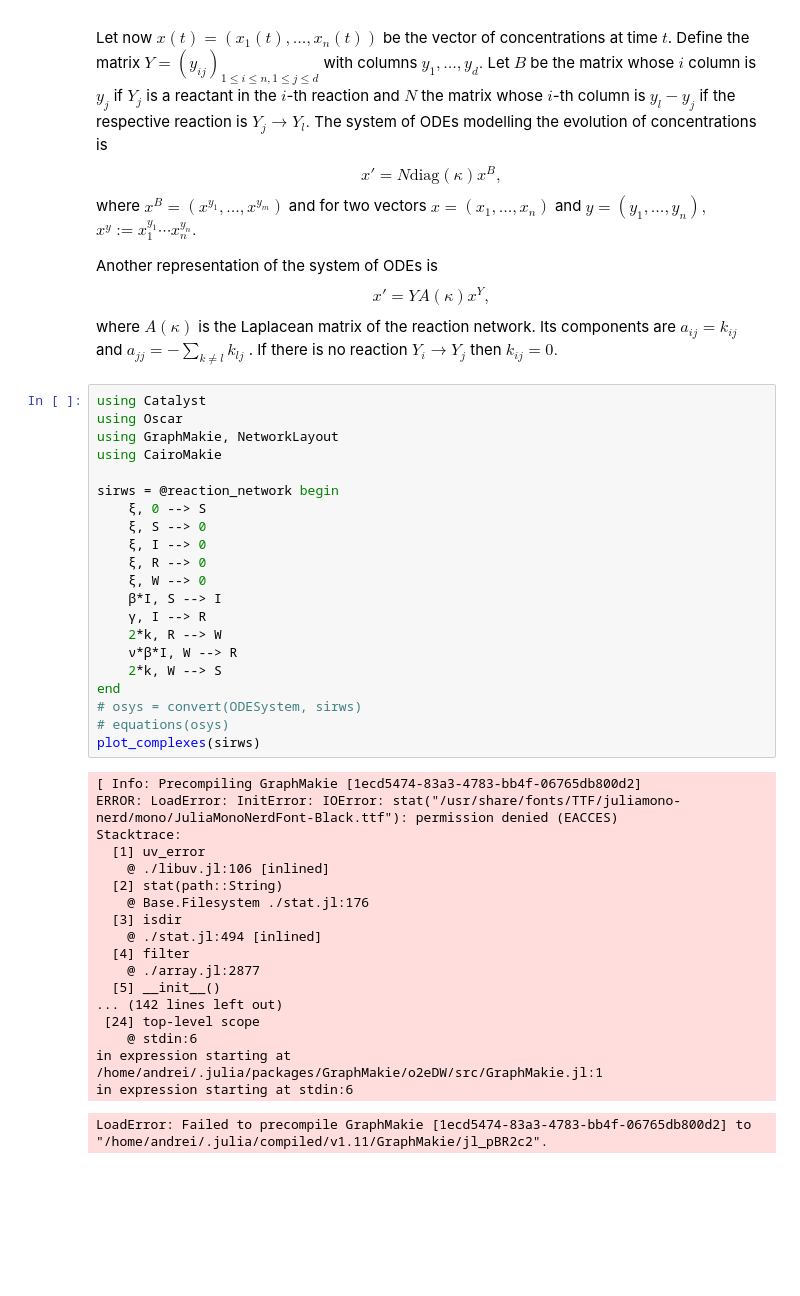
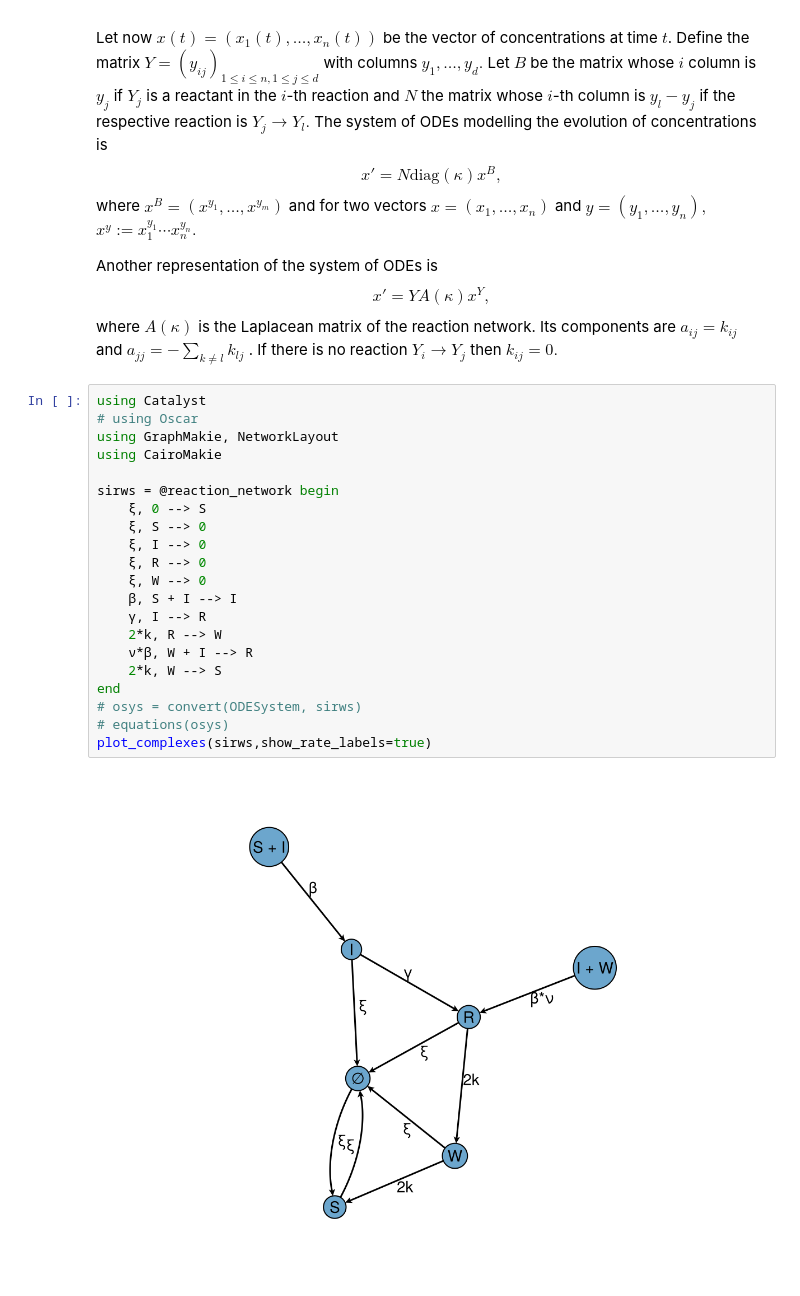
Before and after one commit to adhalanay/epidemiology_crns, a Jupyter notebook: Tikhonov.ipynb, the cells around one changed output. Saved outputs shown, nothing was run; the diff lists cells and outputs as text; blank space fills up the shorter version.

```diff
--- a/Tikhonov.ipynb
+++ b/Tikhonov.ipynb
@@ -30,41 +30,24 @@ where $A(\kappa)$ is the Laplacean matrix of the reaction network. Its component
 -\sum_{k\neq l}k_{lj}$. If there is no reaction $Y_i \to Y_j$ then $k_{ij}=0.$
 # %%
 using Catalyst
-using Oscar
+# using Oscar
 using GraphMakie, NetworkLayout
 using CairoMakie
 
 sirws = @reaction_network begin
     ξ, 0 --> S
     ξ, S --> 0
     ξ, I --> 0
     ξ, R --> 0
     ξ, W --> 0
-    β*I, S --> I
+    β, S + I --> I
     γ, I --> R
     2*k, R --> W
-    ν*β*I, W --> R
+    ν*β, W + I --> R
     2*k, W --> S
 end
 # osys = convert(ODESystem, sirws)
 # equations(osys)
-plot_complexes(sirws)
+plot_complexes(sirws,show_rate_labels=true)
 # %% [output]
-[ Info: Precompiling GraphMakie [1ecd5474-83a3-4783-bb4f-06765db800d2]
-ERROR: LoadError: InitError: IOError: stat("/usr/share/fonts/TTF/juliamono-nerd/mono/JuliaMonoNerdFont-Black.ttf"): permission denied (EACCES)
-Stacktrace:
-  [1] uv_error
-    @ ./libuv.jl:106 [inlined]
-  [2] stat(path::String)
-    @ Base.Filesystem ./stat.jl:176
-  [3] isdir
-    @ ./stat.jl:494 [inlined]
-  [4] filter
-    @ ./array.jl:2877
-  [5] __init__()
-... (142 lines left out)
- [24] top-level scope
-    @ stdin:6
-in expression starting at /home/andrei/.julia/packages/GraphMakie/o2eDW/src/GraphMakie.jl:1
-in expression starting at stdin:6
-LoadError: Failed to precompile GraphMakie [1ecd5474-83a3-4783-bb4f-06765db800d2] to "/home/andrei/.julia/compiled/v1.11/GraphMakie/jl_pBR2c2".
+[figure, added]
```
Also changed, not shown: parts of 3 cells of this notebook, 2 other files.
